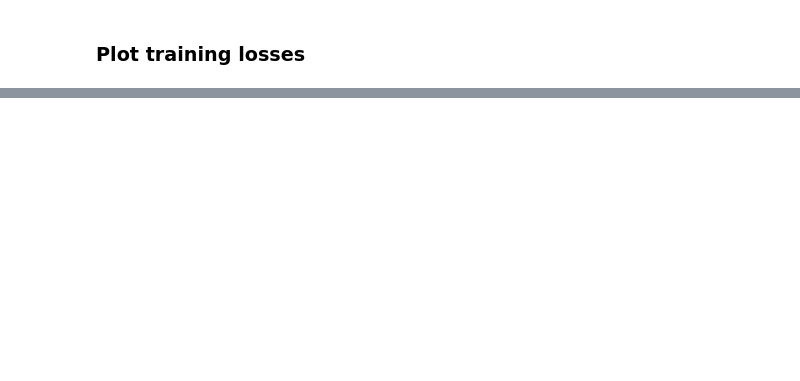
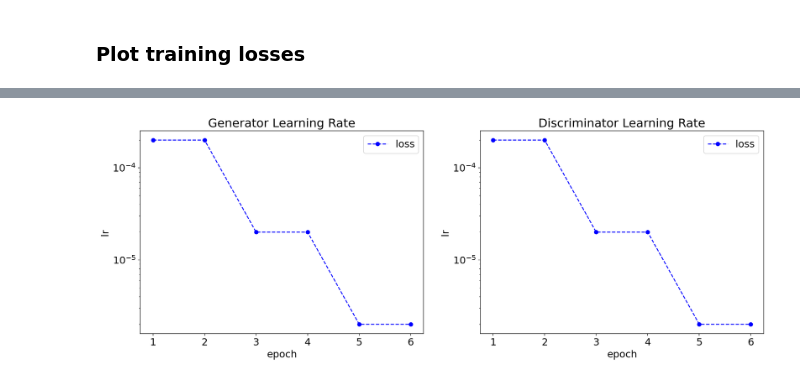
Before and after one commit to hungjinh/GalaxyZooGenerator, a Jupyter notebook: notebooks/[demo] dcgan.ipynb, the cells around one changed output, grey strips where cells are left out. Drawn from its saved outputs; the diff is of its cells as text; code cells hidden in the pictures; blank space fills up the shorter version.

```diff
--- a/notebooks/[demo] dcgan.ipynb
+++ b/notebooks/[demo] dcgan.ipynb
@@ -95,0 +99,21 @@ for i in range(2):
+# %%
+fig, ax = plt.subplots(1, 2, figsize=(18, 6))
+plt.rc('font', size=16)
+
+epoch_tick = np.array(range(len(trainInfo['lr_G']))) + 1
+
+ax[0].plot(epoch_tick, trainInfo['lr_G'], 'o--', label='loss', color='b')
+
+ax[1].plot(epoch_tick, trainInfo['lr_D'], 'o--', label='loss', color='b')
+
+ax[0].set_title(f'Generator Learning Rate')
+ax[1].set_title(f'Discriminator Learning Rate')
+
+
+for i in range(2):
+    ax[i].set_yscale('log')
+    ax[i].set_ylabel('lr')
+    ax[i].set_xlabel('epoch')
+    ax[i].legend()
+# %% [output]
+[figure, added]
```
Also changed, not shown: parts of 4 cells of this notebook, 2 other files.
